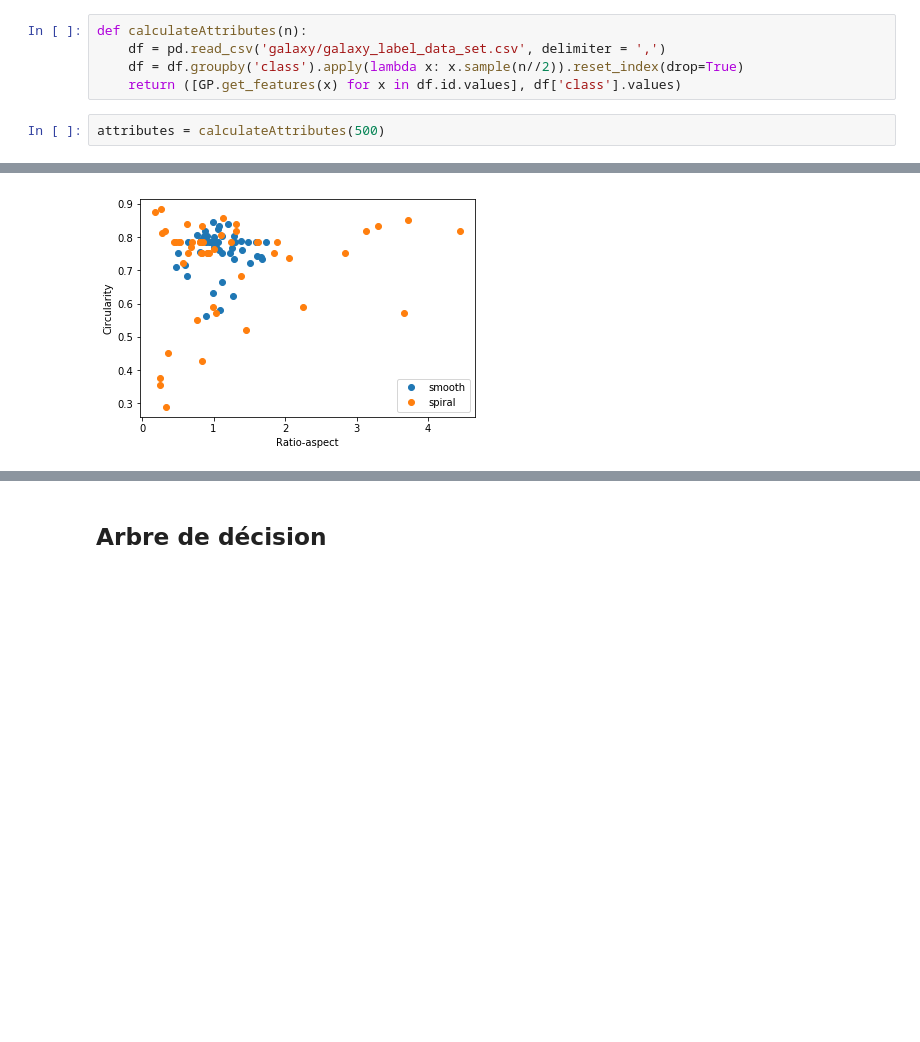
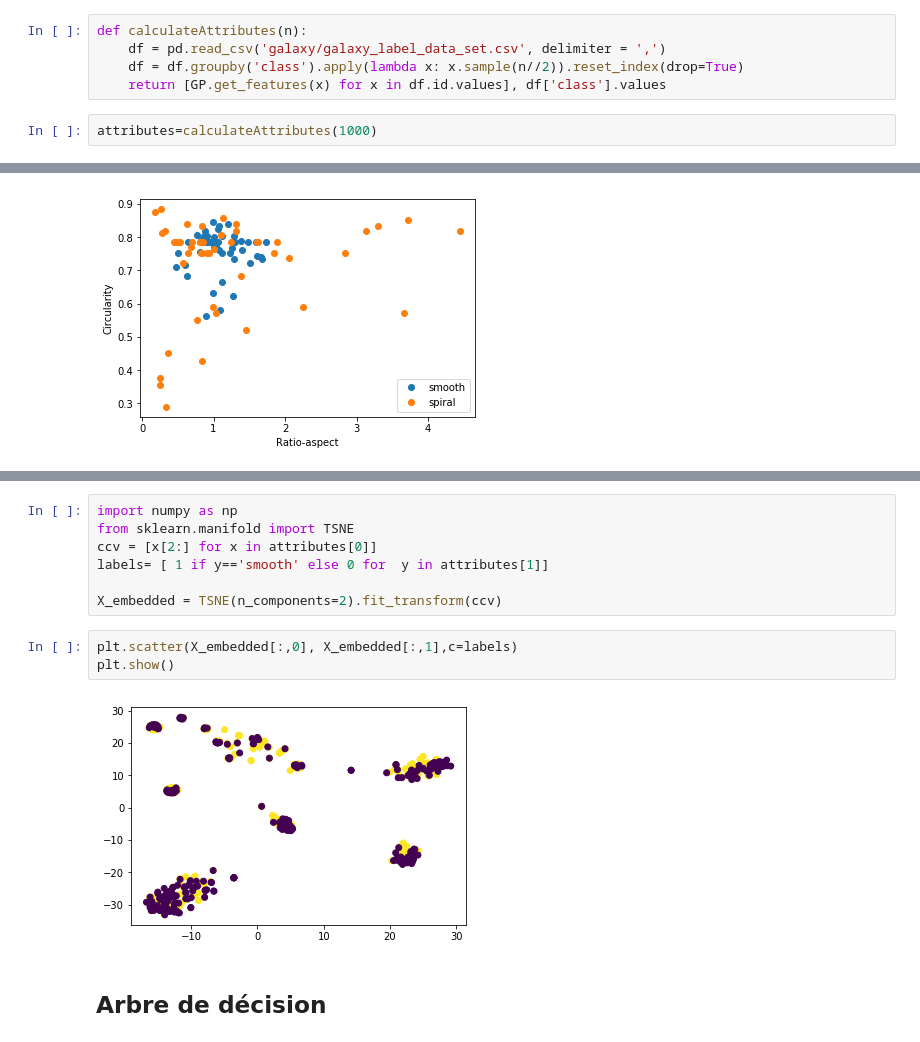
Before and after one commit to lodtan/gti770-tp1, a Jupyter notebook: GTI770-TP01.ipynb, the cells around one changed output, grey strips where cells are left out. Drawn from its saved outputs; the diff is of its cells as text; blank space fills up the shorter version.

```diff
--- a/GTI770-TP01.ipynb
+++ b/GTI770-TP01.ipynb
@@ -82,9 +65,9 @@ calculateCircularity(image)
 def calculateAttributes(n):
     df = pd.read_csv('galaxy/galaxy_label_data_set.csv', delimiter = ',')
     df = df.groupby('class').apply(lambda x: x.sample(n//2)).reset_index(drop=True)
-    return ([GP.get_features(x) for x in df.id.values], df['class'].values)
+    return [GP.get_features(x) for x in df.id.values], df['class'].values
 # %%
-attributes = calculateAttributes(500)
+attributes=calculateAttributes(1000)
 # %% [markdown]
 ## Analyse des primitives
 ### Circularité
@@ -113,3 +129,15 @@ plt.show()
+# %%
+import numpy as np
+from sklearn.manifold import TSNE
+ccv = [x[2:] for x in attributes[0]]
+labels= [ 1 if y=='smooth' else 0 for  y in attributes[1]]
+
+X_embedded = TSNE(n_components=2).fit_transform(ccv)
+# %%
+plt.scatter(X_embedded[:,0], X_embedded[:,1],c=labels)
+plt.show()
+# %% [output]
+[figure, added]
 # %% [markdown]
 ## Arbre de décision
 # %%
```
Also changed, not shown: parts of 6 cells of this notebook, 1 other file.
